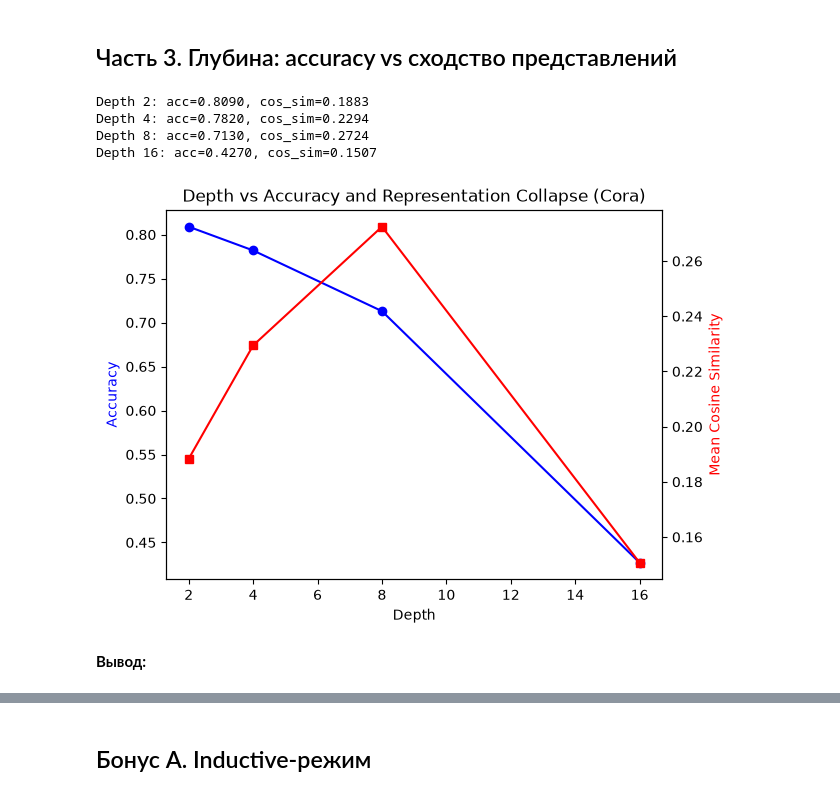
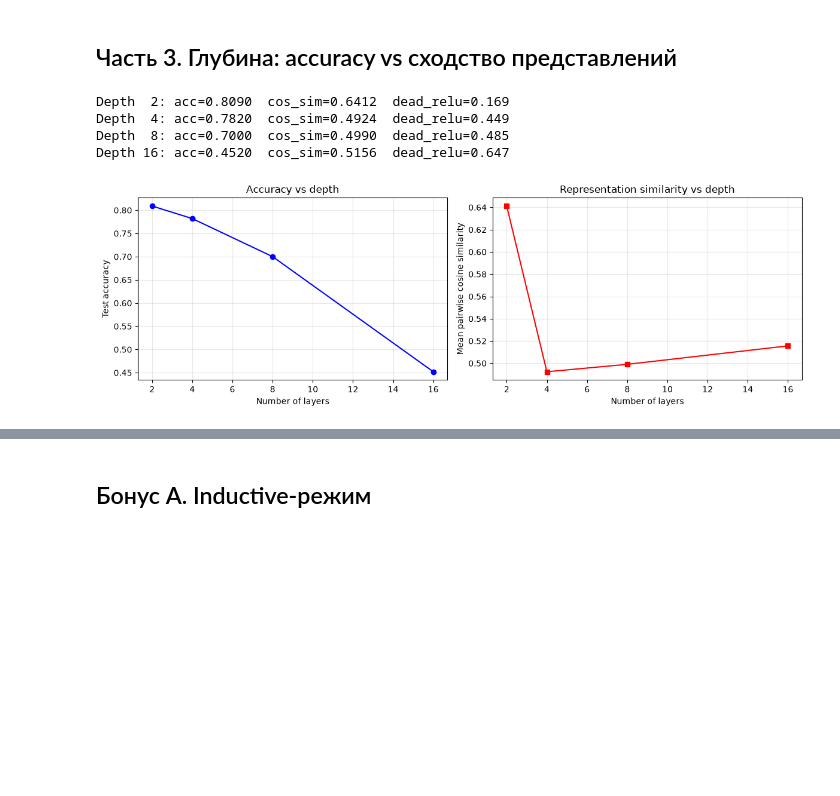
Before and after one commit to vaalkate/ITMO_GNN, a Jupyter notebook: hw1/GNN_task1.ipynb, the cells around one changed output, grey strips where cells are left out. Saved outputs shown, nothing was run; the diff lists cells and outputs as text; code cells hidden in the pictures; blank space fills up the shorter version.

```diff
--- a/hw1/GNN_task1.ipynb
+++ b/hw1/GNN_task1.ipynb
@@ -176,6 +176,7 @@ CiteSeer: GCN 0.6854 ± 0.0089 | MLP 0.5246 ± 0.0372
 class DeepGCN(nn.Module):
     def __init__(self, in_dim, hidden_dim, out_dim, num_layers, dropout=0.5):
         super().__init__()
+        assert num_layers >= 2, "нужно хотя бы 2 слоя"
         self.convs = nn.ModuleList()
         self.convs.append(MyGCNConv(in_dim, hidden_dim))
         for _ in range(num_layers - 2):
@@ -185,55 +186,77 @@ class DeepGCN(nn.Module):
 
     def forward(self, x, edge_index, return_hidden=False):
         h = x
+        hiddens = []
         for i, conv in enumerate(self.convs):
             h = conv(h, edge_index)
             if i < len(self.convs) - 1:
                 h = F.relu(h)
                 h = F.dropout(h, p=self.dropout, training=self.training)
+                hiddens.append(h)          # сохраняем скрытые представления
         if return_hidden:
-            return F.log_softmax(h, dim=1), h
+            return F.log_softmax(h, dim=1), hiddens[-1]   # последний скрытый слой
         return F.log_softmax(h, dim=1)
 
+
 def cosine_similarity_mean(h):
-    # среднее попарное косинусное сходство
+    """Среднее попарное косинусное сходство представлений вершин (без диагонали)."""
     h_norm = F.normalize(h, dim=1)
     sim = h_norm @ h_norm.T
     n = h.size(0)
-    # исключаем диагональ
     mask = ~torch.eye(n, dtype=torch.bool, device=h.device)
     return sim[mask].mean().item()
 
+
+def dead_relu_fraction(h):
+    """Доля нулевых элементов в скрытом представлении (dead ReLU)."""
+    return (h == 0).float().mean().item()
+
+
+
+# Эксперимент: глубины 2 / 4 / 8 / 16 на Cora
 dataset, data = load_dataset('Cora')
 depths = [2, 4, 8, 16]
-acc_list = []
-sim_list = []
+acc_list, sim_list, dead_list = [], [], []
 
 for depth in depths:
     set_seed(42)
     model = DeepGCN(dataset.num_features, 16, dataset.num_classes, depth).to(device)
     acc = train_and_eval(model, data)
-    # измеряем сходство на скрытом слое (предпоследний)
+
+    # измеряем сходство и dead-ReLU на скрытом слое (предпоследний)
     model.eval()
     with torch.no_grad():
         _, h = model(data.x, data.edge_index, return_hidden=True)
     sim = cosine_similarity_mean(h)
+    dead = dead_relu_fraction(h)
+
     acc_list.append(acc)
     sim_list.append(sim)
-    print(f"Depth {depth}: acc={acc:.4f}, cos_sim={sim:.4f}")
+    dead_list.append(dead)
+    print(f"Depth {depth:2d}: acc={acc:.4f}  cos_sim={sim:.4f}  dead_relu={dead:.3f}")
 
-fig, ax1 = plt.subplots()
-ax1.plot(depths, acc_list, 'b-o', label='Accuracy')
-ax1.set_xlabel('Depth'); ax1.set_ylabel('Accuracy', color='b')
-ax2 = ax1.twinx()
-ax2.plot(depths, sim_list, 'r-s', label='Cosine Similarity')
-ax2.set_ylabel('Mean Cosine Similarity', color='r')
-plt.title('Depth vs Accuracy and Representation Collapse (Cora)')
+
+
+# Графики: accuracy и similarity
+fig, (ax1, ax2) = plt.subplots(1, 2, figsize=(12, 4))
+
+ax1.plot(depths, acc_list, 'b-o')
+ax1.set_xlabel('Number of layers')
+ax1.set_ylabel('Test accuracy')
+ax1.set_title('Accuracy vs depth')
+ax1.grid(True, alpha=0.3)
+
+ax2.plot(depths, sim_list, 'r-s')
+ax2.set_xlabel('Number of layers')
+ax2.set_ylabel('Mean pairwise cosine similarity')
+ax2.set_title('Representation similarity vs depth')
+ax2.grid(True, alpha=0.3)
+
+plt.tight_layout()
 plt.show()
 # %% [output]
-Depth 2: acc=0.8090, cos_sim=0.1883
-Depth 4: acc=0.7820, cos_sim=0.2294
-Depth 8: acc=0.7130, cos_sim=0.2724
-Depth 16: acc=0.4270, cos_sim=0.1507
+Depth  2: acc=0.8090  cos_sim=0.6412  dead_relu=0.169
+Depth  4: acc=0.7820  cos_sim=0.4924  dead_relu=0.449
+Depth  8: acc=0.7000  cos_sim=0.4990  dead_relu=0.485
+Depth 16: acc=0.4520  cos_sim=0.5156  dead_relu=0.647
-[figure, old version]
+[figure, new version]
-# %% [markdown]
-**Вывод:**
```
Also changed, not shown: parts of 6 cells of this notebook.
